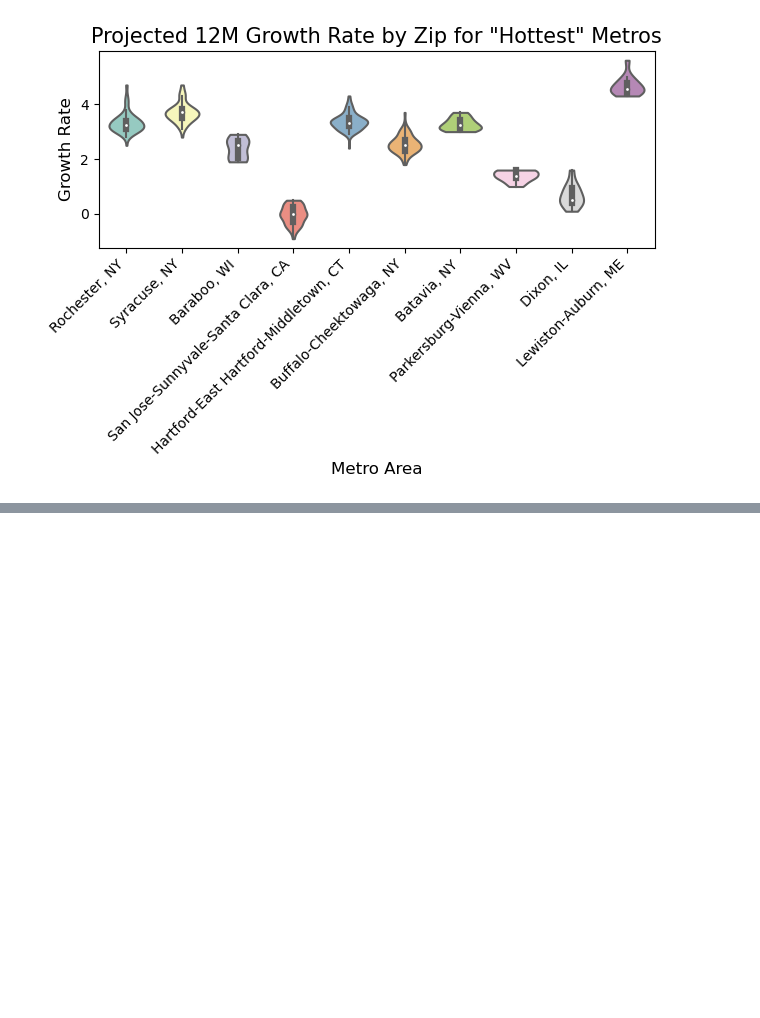
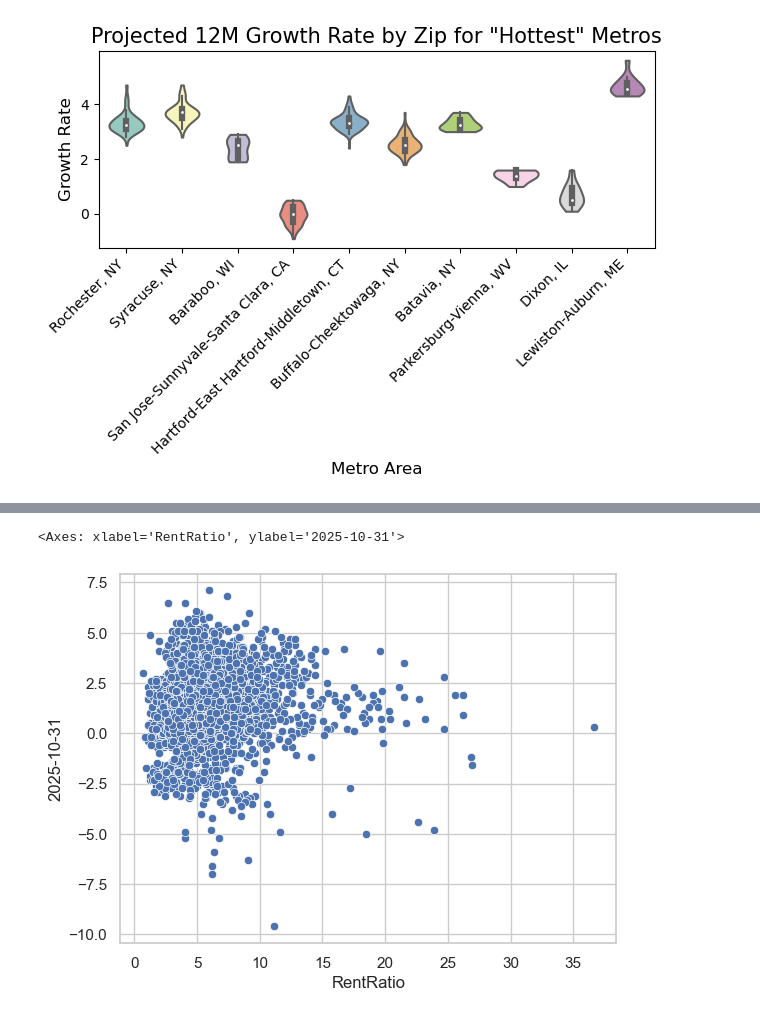
Before and after one commit to YaroslawBagriy/SEIS-631-Final-Project, a Jupyter notebook: Final_Project_SK.ipynb, the cells around one changed output, grey strips where cells are left out. Saved outputs shown, nothing was run; the diff lists cells and outputs as text; code cells hidden in the pictures; blank space fills up the shorter version.

```diff
--- a/Final_Project_SK.ipynb
+++ b/Final_Project_SK.ipynb
@@ -744,0 +840,10 @@ plt.show()
+# %%
+df = pd.read_csv('https://raw.githubusercontent.com/samkrall/dataprepandanalysis/refs/heads/main/zhvf_zip_all.csv')
+print(df.shape)
+print(df['RegionType'].unique())
+df.drop(columns=['RegionID', 'RegionType', 'StateName', 'SizeRank', 'State', 'City', 'Metro', 'CountyName'], inplace=True)
+df.rename(columns={'RegionName':'Zip', 'BaseDate':'Date'}, inplace=True)
+df_zhvf_zip = df
+df_zhvf_zip['Date'] = df_zhvf_zip['Date'].astype('datetime64[ns]')
+print(df_zhvf_zip.info())
+display(df_zhvf_zip.head())
@@ -744,0 +874,7 @@ plt.show()
+# %%
+df_investibility = pd.merge(df_zhvi_zip, df_zori_zip, on = ['Zip', 'Date'])
+print(df_investibility.shape)
+df_investibility = pd.merge(df_zhvf_zip, df_investibility, on = ['Zip', 'Date'], how = 'left')
+print(df_zhvf_zip.shape)
+print(df_investibility.shape)
+df_investibility.head()
@@ -744,0 +894,4 @@ plt.show()
+# %%
+print(df_investibility.isna().sum())
+df_investibility.dropna(how='any', inplace=True)
+df_investibility.shape
@@ -744,0 +908,3 @@ plt.show()
+# %%
+df_investibility['RentRatio'] = df_investibility['ZORI']/df_investibility['ZHVI']*1000
+df_investibility.describe()
@@ -744,0 +921,9 @@ plt.show()
+# %%
+sns.set(style='whitegrid')
+
+sns.scatterplot(x="RentRatio",
+                    y="2025-10-31",
+                    data=df_investibility)
+# %% [output]
+<Axes: xlabel='RentRatio', ylabel='2025-10-31'>
+[figure, added]
```
Also changed, not shown: parts of 20 cells of this notebook.
